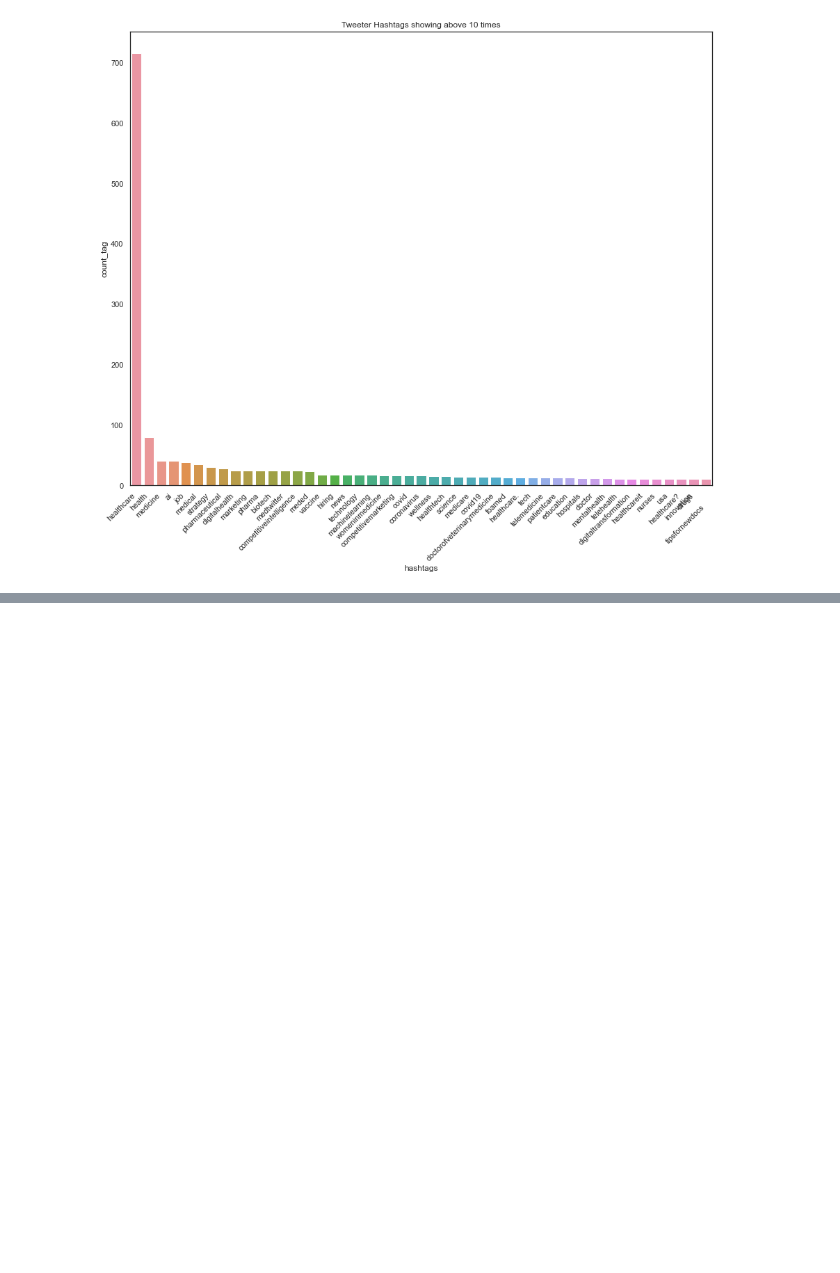
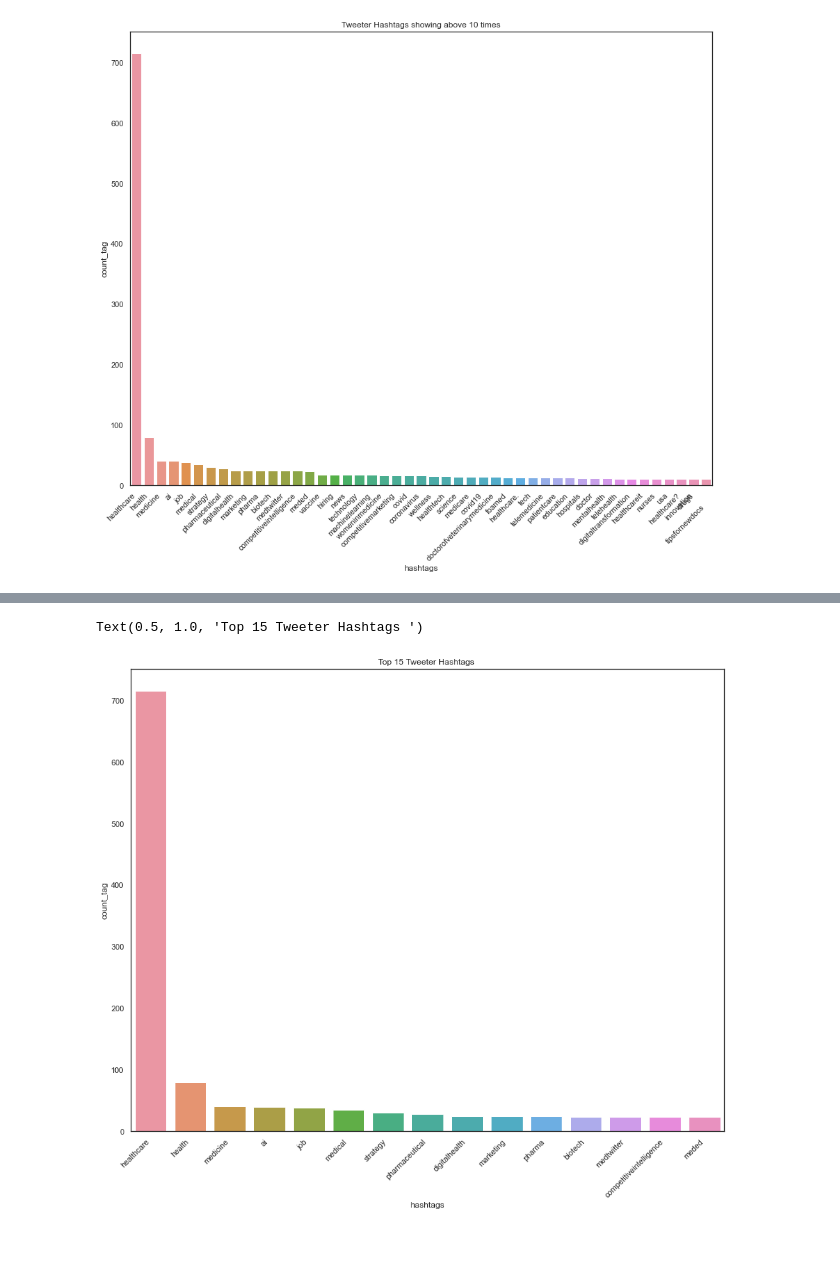
Before and after one commit to mikebenas/LSE_DA_NHS_analysis, a Jupyter notebook: Benas_Mike_DA201_Assignment_Notebook.ipynb, the cells around one changed output, grey strips where cells are left out. Drawn from its saved outputs; the diff is of its cells as text; code cells hidden in the pictures; blank space fills up the shorter version.

```diff
--- a/Benas_Mike_DA201_Assignment_Notebook.ipynb
+++ b/Benas_Mike_DA201_Assignment_Notebook.ipynb
@@ -946,3 +941,9 @@ chart.set_title ("Tweeter Hashtags showing above 10 times")
 # %% [output]
 Text(0.5, 1.0, 'Tweeter Hashtags showing above 10 times')
 [figure]
+# %%
+#The plot above is too charged with data and most of the results below place 15 share the same low values
+#We create an improved visually plot basis first 15 results
+# Display records top 15
+data_plot= data.head(15)
+data_plot
@@ -949,3 +967,22 @@ Text(0.5, 1.0, 'Tweeter Hashtags showing above 10 times')
+# %%
+# Create a Seaborn barplot indicating records with a count >10 records.
+chart = sns.barplot(
+x='hashtags',
+y='count_tag',
+data=data_plot,
+)
+
+chart.set_xticklabels(
+    chart.get_xticklabels(),
+    rotation=45,
+    horizontalalignment='right',
+    fontweight='light' ,
+
+)
+chart.set_title ("Top 15 Tweeter Hashtags ")
+# %% [output]
+Text(0.5, 1.0, 'Top 15 Tweeter Hashtags ')
+[figure, added]
 # %% [markdown]
 #
 # %% [markdown]
```
Also changed, not shown: parts of 2 cells of this notebook.
